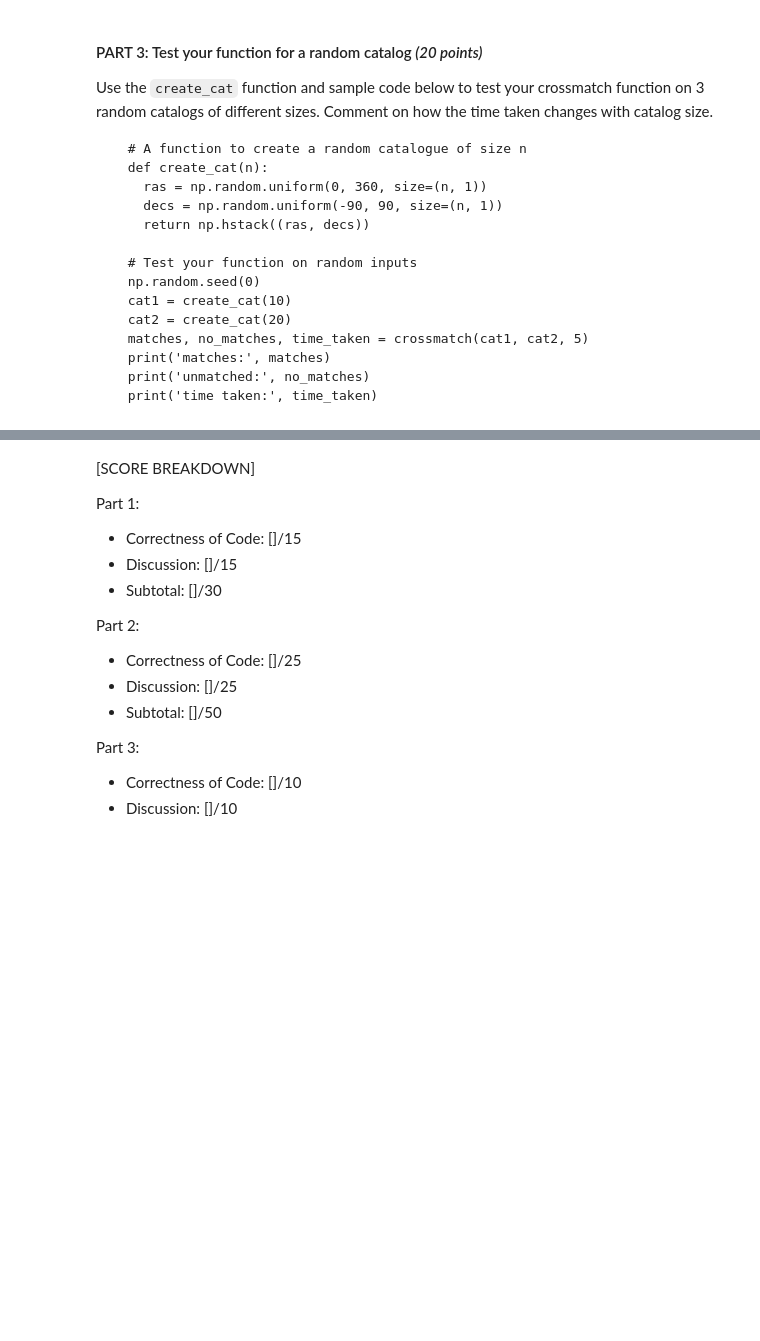
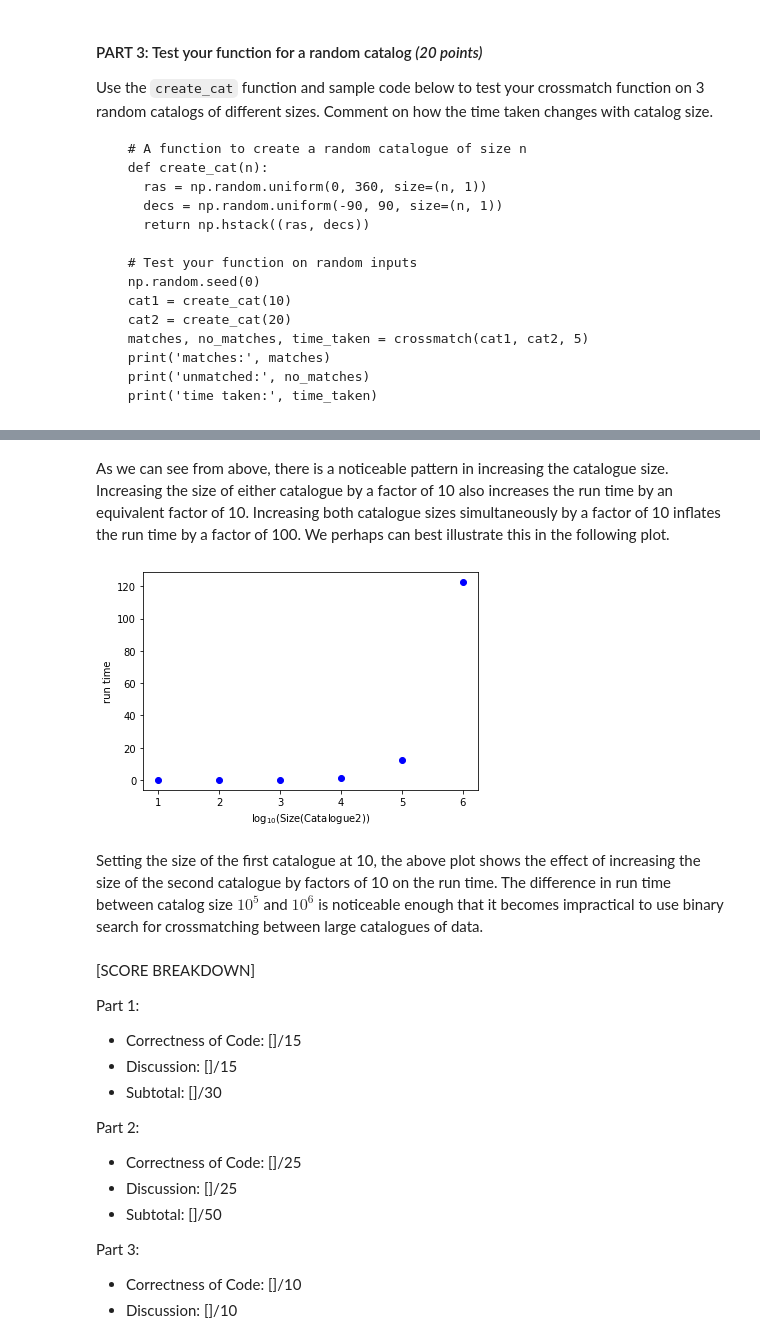
Before and after one commit to Seele00/Physics305Astro, a Jupyter notebook: Phys305Astro_lab_assignment_module2.ipynb, the cells around one changed output, grey strips where cells are left out. Saved outputs shown, nothing was run; the diff lists cells and outputs as text; code cells hidden in the pictures; blank space fills up the shorter version.

```diff
--- a/Phys305Astro_lab_assignment_module2.ipynb
+++ b/Phys305Astro_lab_assignment_module2.ipynb
@@ -55,0 +73,15 @@ array([   2.        ,  113.72587199,  132.64478705])
+# %%
+import numpy as np
+
+def angular_dist(r1, d1, r2s, d2s):
+  distances = [] #initialize array of angular distances
+
+  #takes angular distance of (r1, d1) to each element in the second catalogue, appends to distance array
+  for i in range(r2s.size):
+    a = (np.sin(abs(d1 - d2s[i])/2))**2
+    b = np.cos(d1)*np.cos(d2s[i])*(np.sin(abs(r1 - r2s[i])/2))**2
+
+    d = 2*np.arcsin(np.sqrt(a + b))
+    distances.append(d)
+
+  return np.array(distances)
@@ -55,0 +90,7 @@ array([   2.        ,  113.72587199,  132.64478705])
+# %%
+ra1, dec1 = np.radians([180, 30])
+cat2 = [[180, 32], [55, 10], [302, -44]]
+cat2 = np.radians(cat2)
+ra2s, dec2s = cat2[:,0], cat2[:,1]
+dists = angular_dist(ra1, dec1, ra2s, dec2s)
+print(np.degrees(dists))
@@ -109,3 +282,26 @@
+# %% [markdown]
+As we can see from above, there is a noticeable pattern in increasing the catalogue size. Increasing the size of either catalogue by a factor of 10 also increases the run time by an equivalent factor of 10. Increasing both catalogue sizes simultaneously by a factor of 10 inflates the run time by a factor of 100. We perhaps can best illustrate this in the following plot.
+# %%
+import matplotlib.pyplot as plt
+
+log_linspace = np.linspace(1, 6, 6)
+time_space = []
+cata1 = create_cat(10)
+
+for i in log_linspace:
+  cata2 = create_cat(int(10**i))
+
+  matches, no_matches, time_taken = crossmatch(cata1, cata2, 5)
+  time_space.append(time_taken)
+
+plt.plot(log_linspace, time_space, 'bo')
+plt.xlabel(r'$\log_{10}(\mathrm{Size(Catalogue 2)})$')
+plt.ylabel("run time (seconds)")
+plt.show()
+# %% [output]
+[figure, added]
+# %% [markdown]
+Setting the size of the first catalogue at 10, the above plot shows the effect of increasing the size of the second catalogue by factors of 10 on the run time. The difference in run time between catalog size $10^5$ and $10^6$ is noticeable enough that it becomes impractical to use binary search for crossmatching between large catalogues of data.
 # %% [markdown]
 [SCORE BREAKDOWN]
 
```
Also changed, not shown: parts of 13 cells of this notebook.
